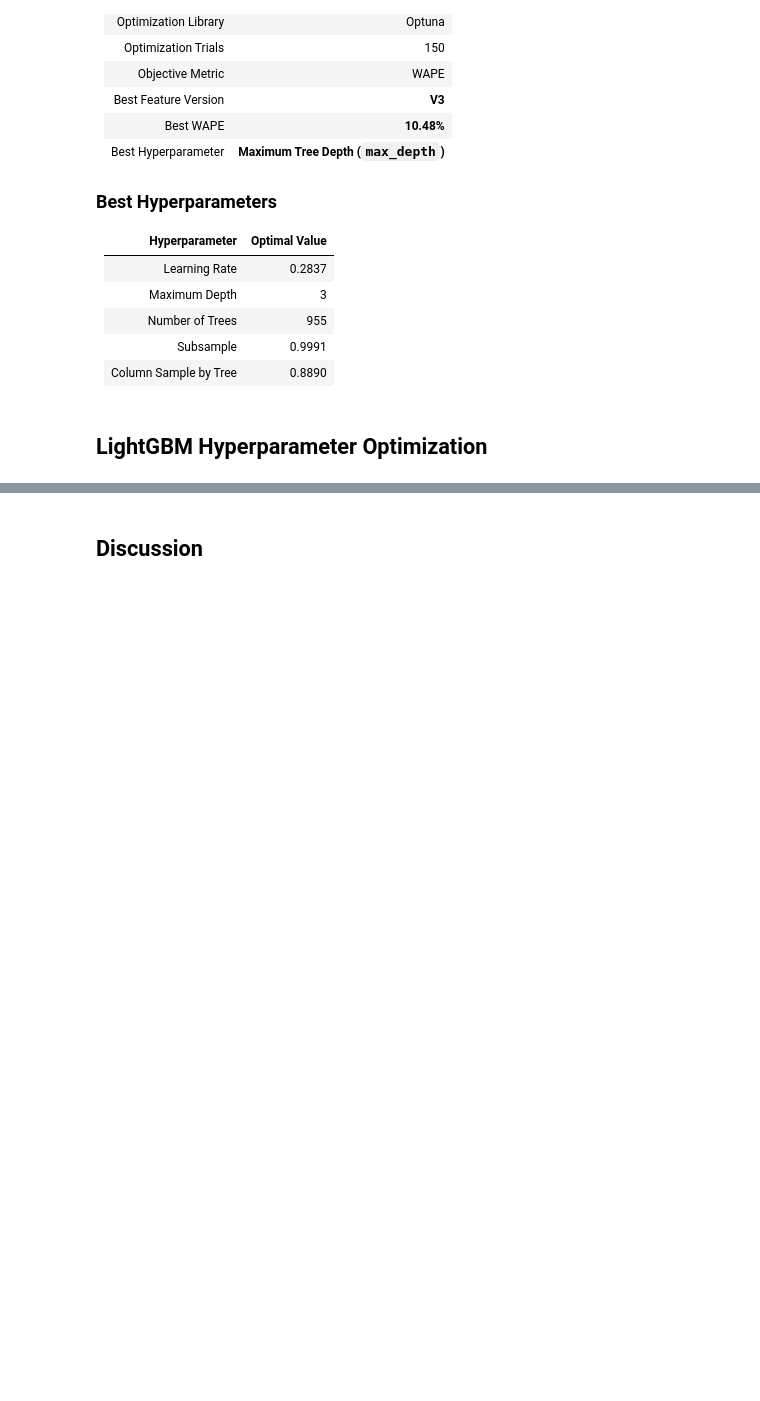
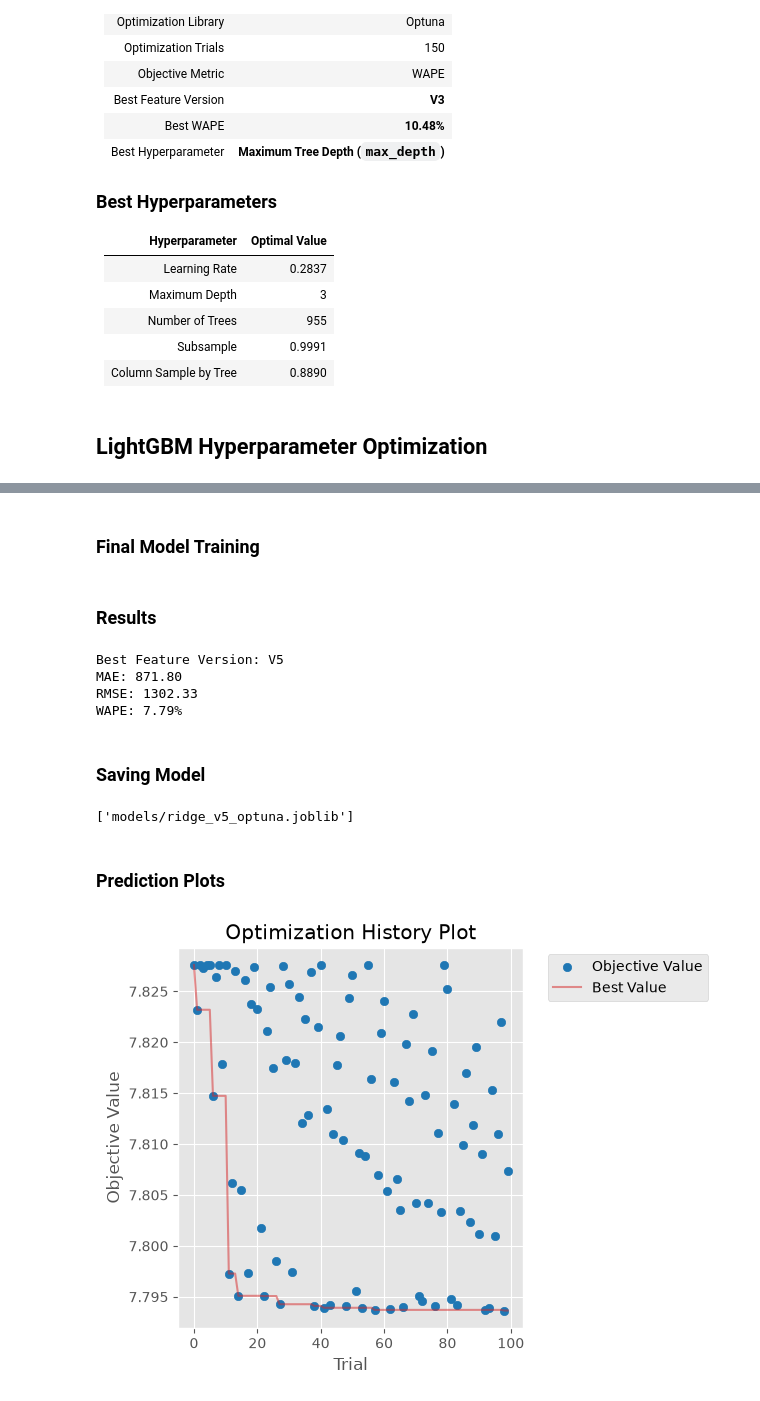
Before and after one commit to DivjyotSinghSuri/GridSight, a Jupyter notebook: notebooks/02_hyperparameter_tuning.ipynb, the cells around one changed output, grey strips where cells are left out. Cells and saved outputs as stored; diff of their text form; code cells hidden in the pictures; blank space fills up the shorter version.

```diff
--- a/notebooks/02_hyperparameter_tuning.ipynb
+++ b/notebooks/02_hyperparameter_tuning.ipynb
@@ -440,0 +558,6 @@ plt.show()
+# %%
+best_result = results_df.iloc[0]
+
+best_version = best_result["Version"]
+best_wape = best_result["Best WAPE"]
+best_params = best_result["Best Params"]
@@ -442,0 +574,19 @@ plt.show()
+# %%
+best_features = feature_versions[best_version]
+
+X_train = train_df[best_features]
+y_train = train_df[TARGET]
+
+X_test = test_df[best_features]
+y_test = test_df[TARGET]
+
+final_model = LGBMRegressor(
+    **best_params,
+    objective="regression",
+    random_state=RANDOM_STATE,
+    verbosity=0
+)
+
+final_model.fit(X_train, y_train)
+
+predictions = final_model.predict(X_test)
@@ -442,0 +611,4 @@ plt.show()
+# %%
+mae = mean_absolute_error(y_test, predictions)
+rmse = root_mean_squared_error(y_test, predictions)
+wape = (abs(y_test - predictions).sum() / y_test.sum()) * 100
@@ -444,0 +787,2 @@ plt.show()
+# %% [markdown]
+### Final Model Training
@@ -445,2 +809,28 @@ plt.show()
 # %% [markdown]
-## Discussion
+### Results
+# %%
+print(f"Best Feature Version: {best_version}")
+print(f"MAE: {mae:.2f}")
+print(f"RMSE: {rmse:.2f}")
+print(f"WAPE: {wape:.2f}%")
+# %% [output]
+Best Feature Version: V5
+MAE: 871.80
+RMSE: 1302.33
+WAPE: 7.79%
+# %% [markdown]
+### Saving Model
+# %%
+joblib.dump(
+    ridge_model,
+    "models/ridge_v5_optuna.joblib"
+)
+# %% [output]
+['models/ridge_v5_optuna.joblib']
+# %% [markdown]
+### Prediction Plots
+# %%
+optuna.visualization.matplotlib.plot_optimization_history(study)
+plt.show()
+# %% [output]
+[figure, added]
```
Also changed, not shown: parts of 29 cells of this notebook, 4 other files.
